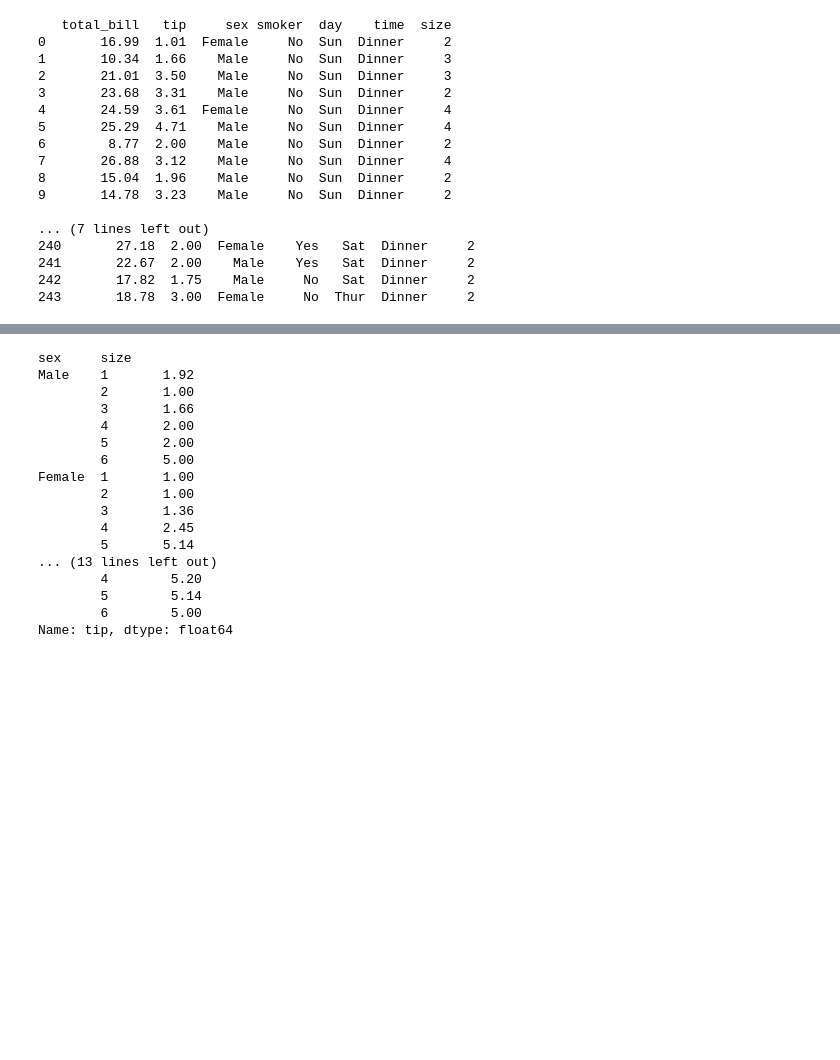
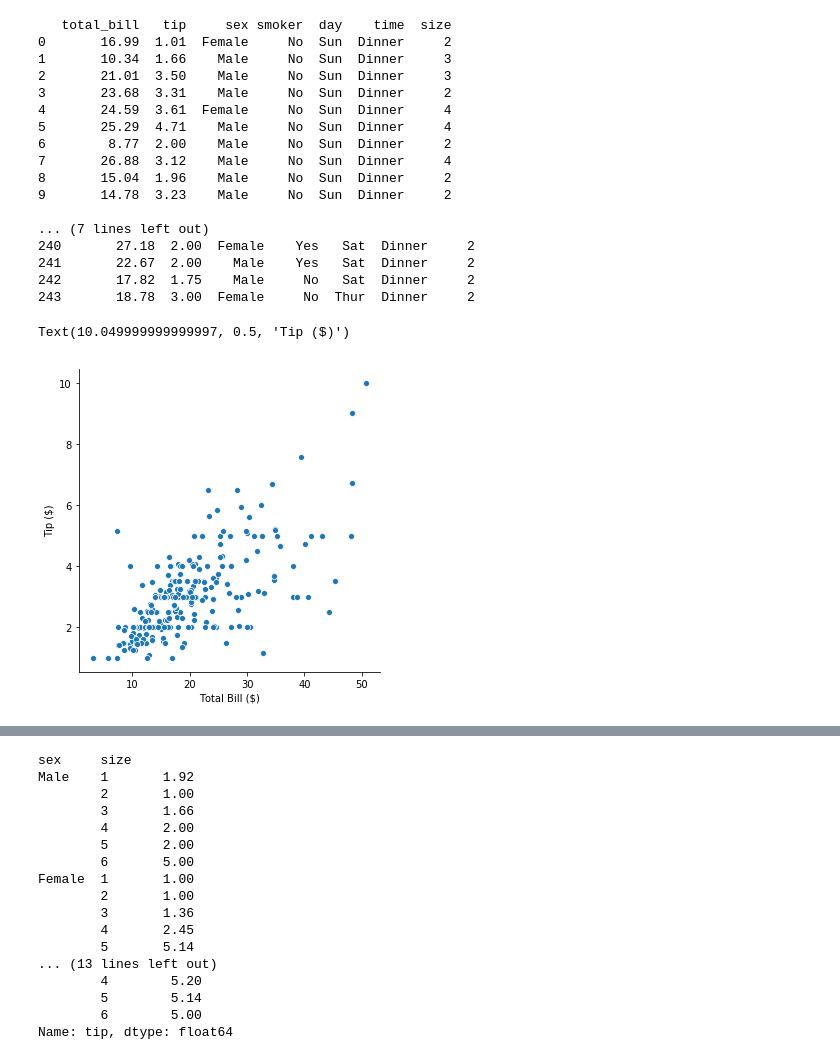
Before and after one commit to IanWafer/Fundamentals-Project, a Jupyter notebook: Fundamentals Of Data Analysis Assignment.ipynb, the cells around one changed output, grey strips where cells are left out. Drawn from its saved outputs; the diff is of its cells as text; code cells hidden in the pictures; blank space fills up the shorter version.

Commit message:
Added several new plots and relationship considerations.

```diff
--- a/Fundamentals Of Data Analysis Assignment.ipynb
+++ b/Fundamentals Of Data Analysis Assignment.ipynb
@@ -33,3 +35,10 @@ print(tips.tail(10))
 241       22.67  2.00    Male    Yes   Sat  Dinner     2
 242       17.82  1.75    Male     No   Sat  Dinner     2
 243       18.78  3.00  Female     No  Thur  Dinner     2
+# %%
+sns.relplot(x='total_bill', y='tip', data=tips)
+plt.pyplot.xlabel('Total Bill ($)')
+plt.pyplot.ylabel('Tip ($)')
+# %% [output]
+Text(10.049999999999997, 0.5, 'Tip ($)')
+[figure, added]
```
Also changed, not shown: parts of 12 cells of this notebook.
